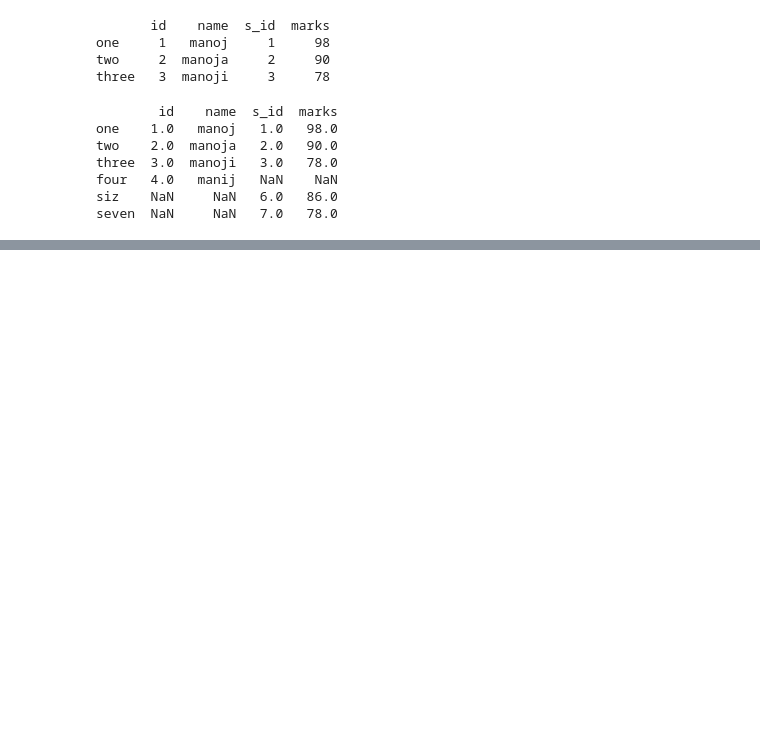
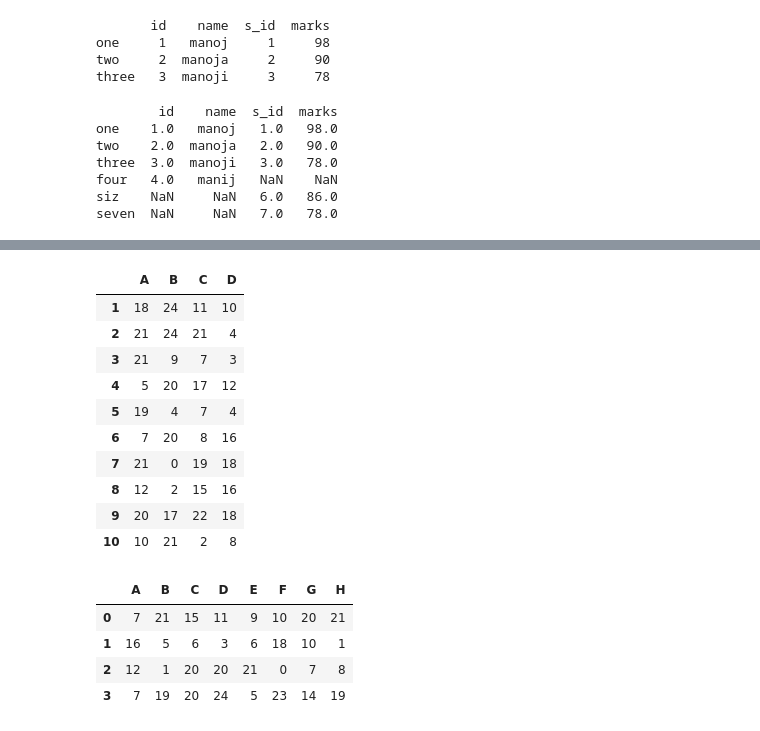
Before and after one commit to bizeasy17/investtrack, a Jupyter notebook: diggings/backtesting.ipynb, the cells around one changed output, grey strips where cells are left out. Drawn from its saved outputs; the diff is of its cells as text; code cells hidden in the pictures; blank space fills up the shorter version.

```diff
--- a/diggings/backtesting.ipynb
+++ b/diggings/backtesting.ipynb
@@ -695,0 +793,25 @@ seven  NaN     NaN   7.0   78.0
+# %%
+# concatenating df1 and df2 along rows
+vertical_concat = pd.concat([df1, df2], axis=0)
+
+# concatenating df3 and df4 along columns
+horizontal_concat = pd.concat([df3, df4], axis=1)
+
+display(vertical_concat, horizontal_concat)
+# %% [output]
+|  | A | B | C | D |
+| 1 | 18 | 24 | 11 | 10 |
+| 2 | 21 | 24 | 21 | 4 |
+| 3 | 21 | 9 | 7 | 3 |
+| 4 | 5 | 20 | 17 | 12 |
+| 5 | 19 | 4 | 7 | 4 |
+| 6 | 7 | 20 | 8 | 16 |
+| 7 | 21 | 0 | 19 | 18 |
+| 8 | 12 | 2 | 15 | 16 |
+| 9 | 20 | 17 | 22 | 18 |
+| 10 | 10 | 21 | 2 | 8 |
+|  | A | B | C | D | E | F | G | H |
+| 0 | 7 | 21 | 15 | 11 | 9 | 10 | 20 | 21 |
+| 1 | 16 | 5 | 6 | 3 | 6 | 18 | 10 | 1 |
+| 2 | 12 | 1 | 20 | 20 | 21 | 0 | 7 | 8 |
+| 3 | 7 | 19 | 20 | 24 | 5 | 23 | 14 | 19 |
```
Also changed, not shown: parts of 4 cells of this notebook, 2 other files.
